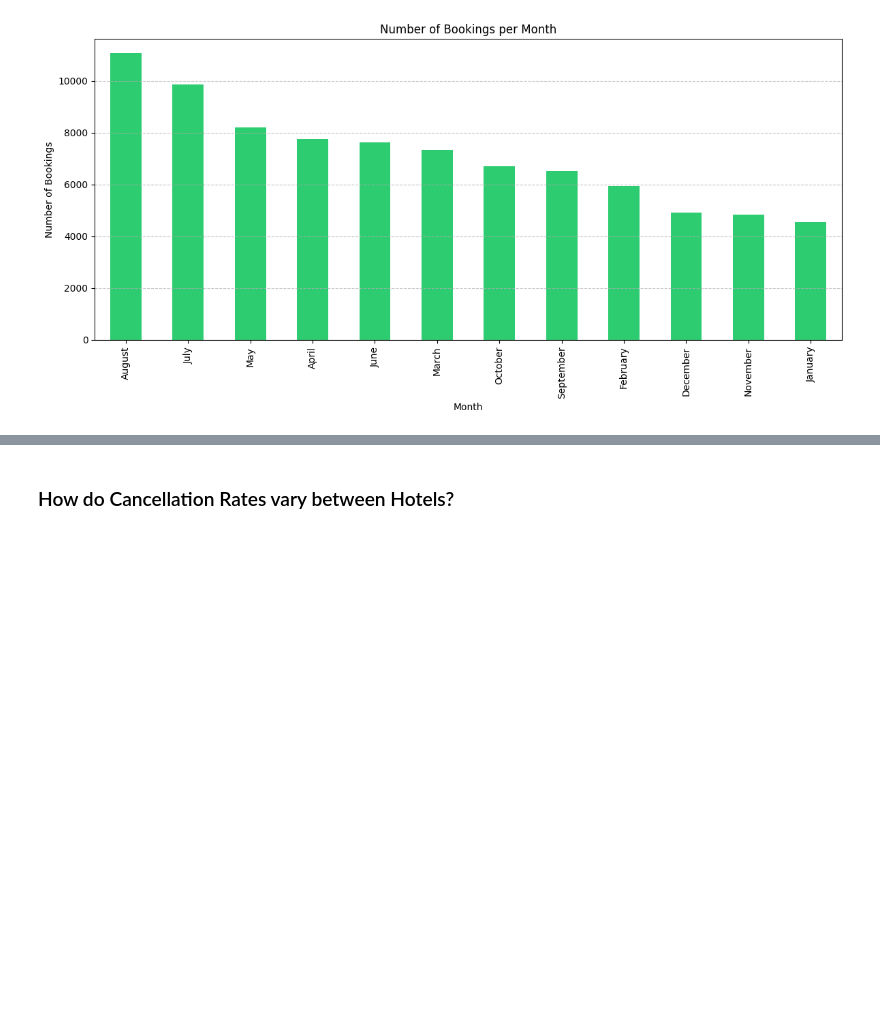
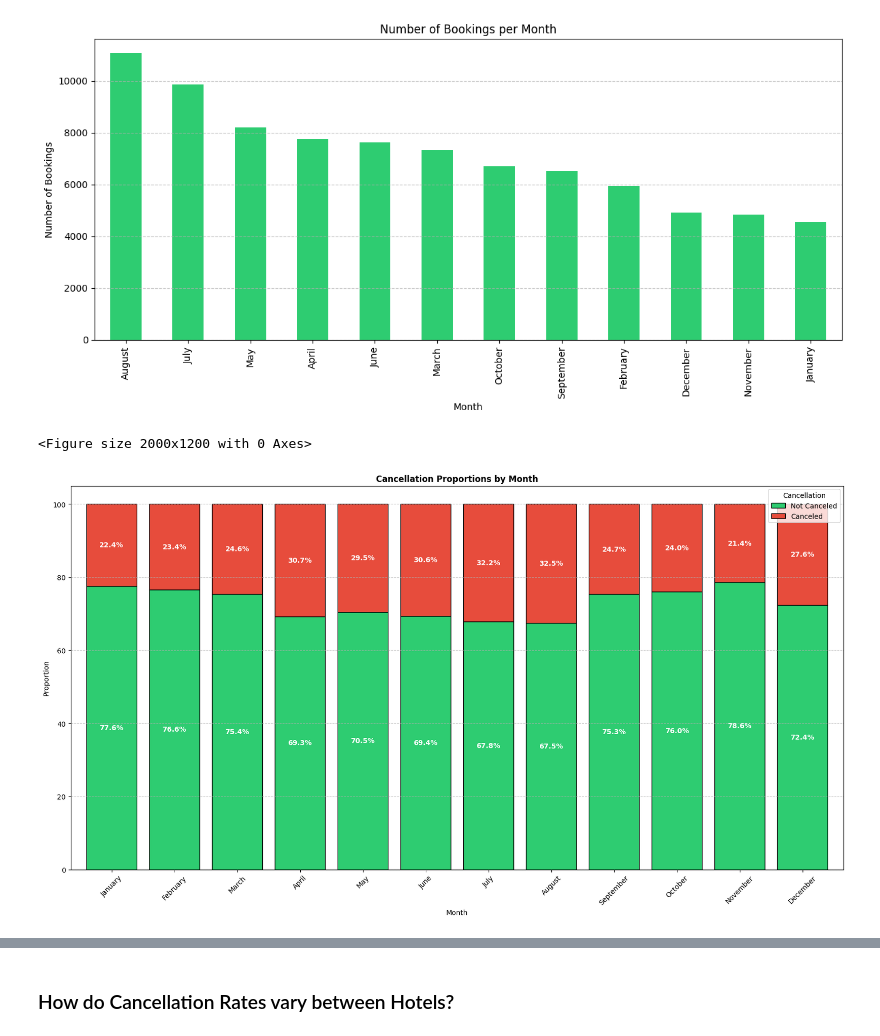
Before and after one commit to PurwadhikaDev/GammaGroup_DTI_02_FinalProject, a Jupyter notebook: Final_Project_Gamma_Team_Hotel_Booking_Demand_2_0.ipynb, the cells around one changed output, grey strips where cells are left out. Drawn from its saved outputs; the diff is of its cells as text; code cells hidden in the pictures; blank space fills up the shorter version.

```diff
--- a/Final_Project_Gamma_Team_Hotel_Booking_Demand_2_0.ipynb
+++ b/Final_Project_Gamma_Team_Hotel_Booking_Demand_2_0.ipynb
@@ -903,4 +903,25 @@ plt.tight_layout()
 plt.show()
 # %% [output]
 [figure]
+# %%
+plt.figure(figsize=(20, 12))
+monthly_data = pd.crosstab(df['arrival_date_month'], df['is_canceled'], normalize=0)*100
+
+ax = monthly_data.plot(kind='bar', stacked=True, color=['#2ecc71', '#e74c3c'], edgecolor='black',  width=0.8, figsize=(20, 10))
+
+for bars in ax.containers:
+    ax.bar_label(bars, fmt='%.1f%%', label_type='center', color='white', weight='semibold')
+
+plt.legend(title='Cancellation', labels=['Not Canceled', 'Canceled'])
+plt.title('Cancellation Proportions by Month', fontweight='bold')
+plt.xlabel('Month')
+plt.ylabel('Proportion')
+plt.xticks(rotation=45)
+plt.yticks()
+plt.grid(axis='y', linestyle='--', alpha=0.7)
+
+plt.show()
+# %% [output]
+<Figure size 2000x1200 with 0 Axes>
+[figure, added]
 # %% [markdown]
```
Also changed, not shown: parts of 55 cells of this notebook.
